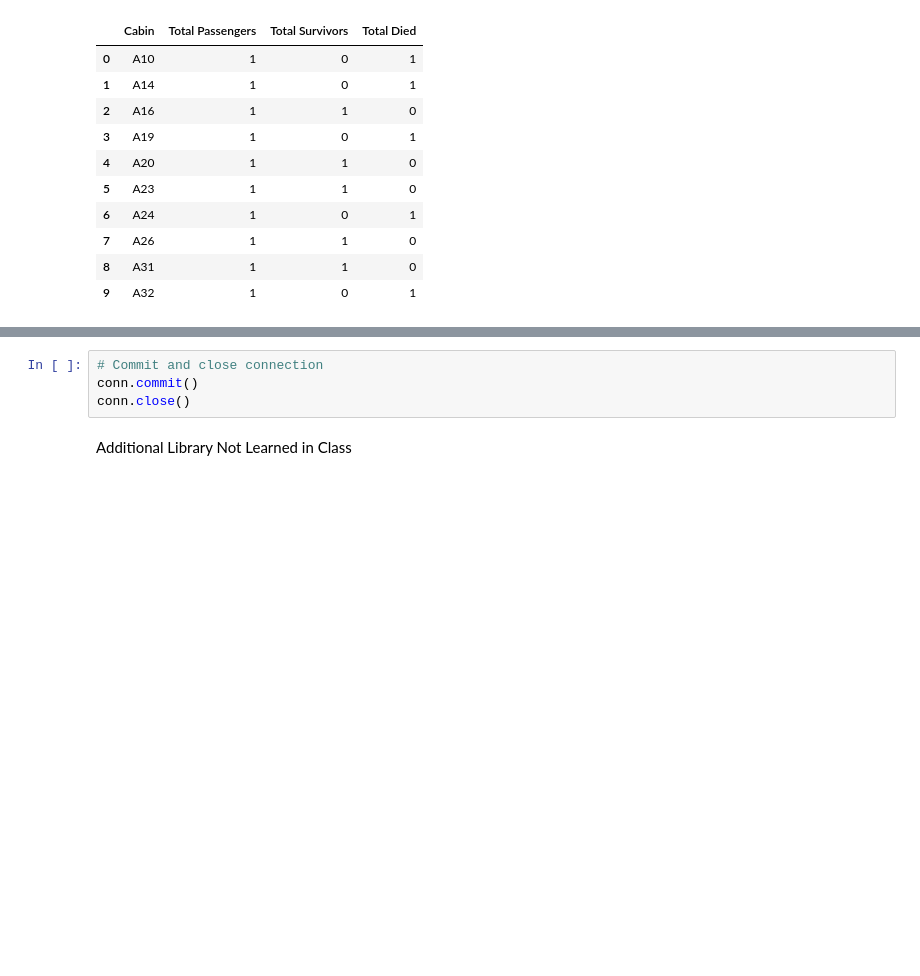
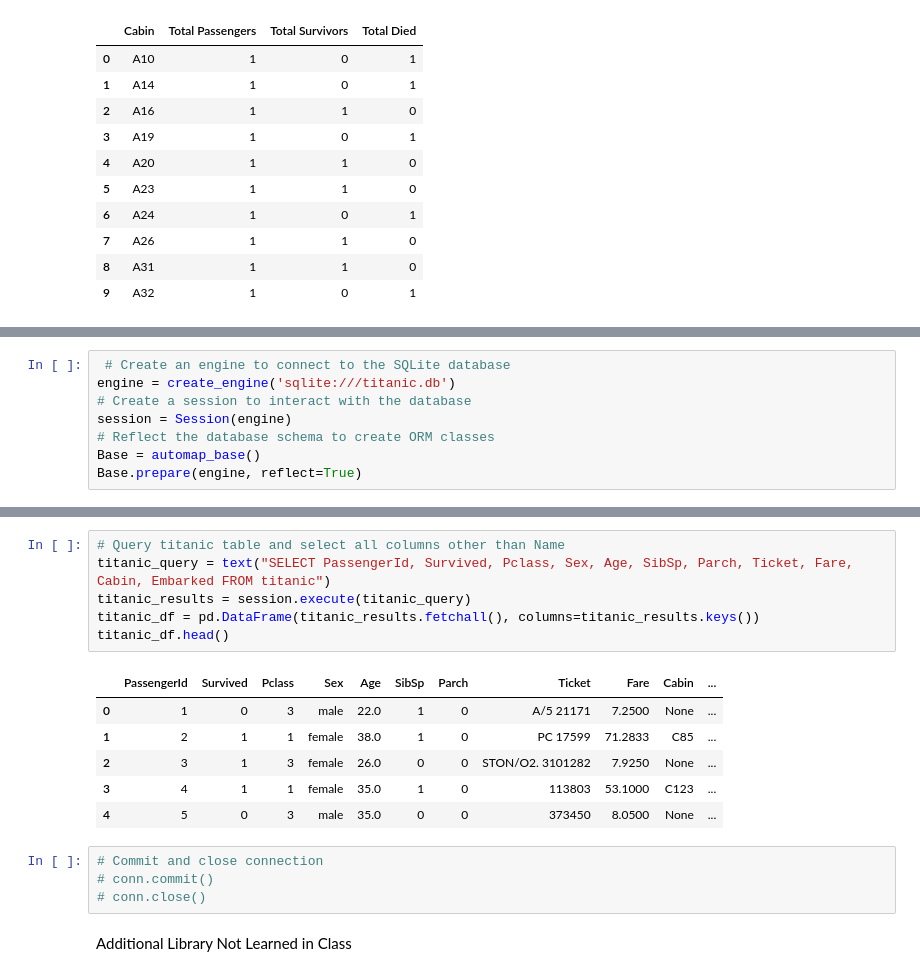
Before and after one commit to jmil86/Project3_Group4, a Jupyter notebook: titanic.ipynb, the cells around one changed output, grey strips where cells are left out. Drawn from its saved outputs; the diff is of its cells as text; blank space fills up the shorter version.

```diff
--- a/titanic.ipynb
+++ b/titanic.ipynb
@@ -256,0 +222,8 @@ conn.commit()
+# %%
+ # Create an engine to connect to the SQLite database
+engine = create_engine('sqlite:///titanic.db')
+# Create a session to interact with the database
+session = Session(engine)
+# Reflect the database schema to create ORM classes
+Base = automap_base()
+Base.prepare(engine, reflect=True)
@@ -257,7 +284,20 @@ conn.commit()
+# %%
+# Query titanic table and select all columns other than Name
+titanic_query = text("SELECT PassengerId, Survived, Pclass, Sex, Age, SibSp, Parch, Ticket, Fare, Cabin, Embarked FROM titanic")
+titanic_results = session.execute(titanic_query)
+titanic_df = pd.DataFrame(titanic_results.fetchall(), columns=titanic_results.keys())
+titanic_df.head()
+# %% [output]
+|  | PassengerId | Survived | Pclass | Sex | Age | SibSp | Parch | Ticket | Fare | Cabin | ... |
+| 0 | 1 | 0 | 3 | male | 22.0 | 1 | 0 | A/5 21171 | 7.2500 | None | ... |
+| 1 | 2 | 1 | 1 | female | 38.0 | 1 | 0 | PC 17599 | 71.2833 | C85 | ... |
+| 2 | 3 | 1 | 3 | female | 26.0 | 0 | 0 | STON/O2. 3101282 | 7.9250 | None | ... |
+| 3 | 4 | 1 | 1 | female | 35.0 | 1 | 0 | 113803 | 53.1000 | C123 | ... |
+| 4 | 5 | 0 | 3 | male | 35.0 | 0 | 0 | 373450 | 8.0500 | None | ... |
 # %%
 # Commit and close connection
-conn.commit()
-conn.close()
+# conn.commit()
+# conn.close()
 # %% [markdown]
 Additional Library Not Learned in Class
 # %%
```
Also changed, not shown: parts of 28 cells of this notebook, 3 other files.
